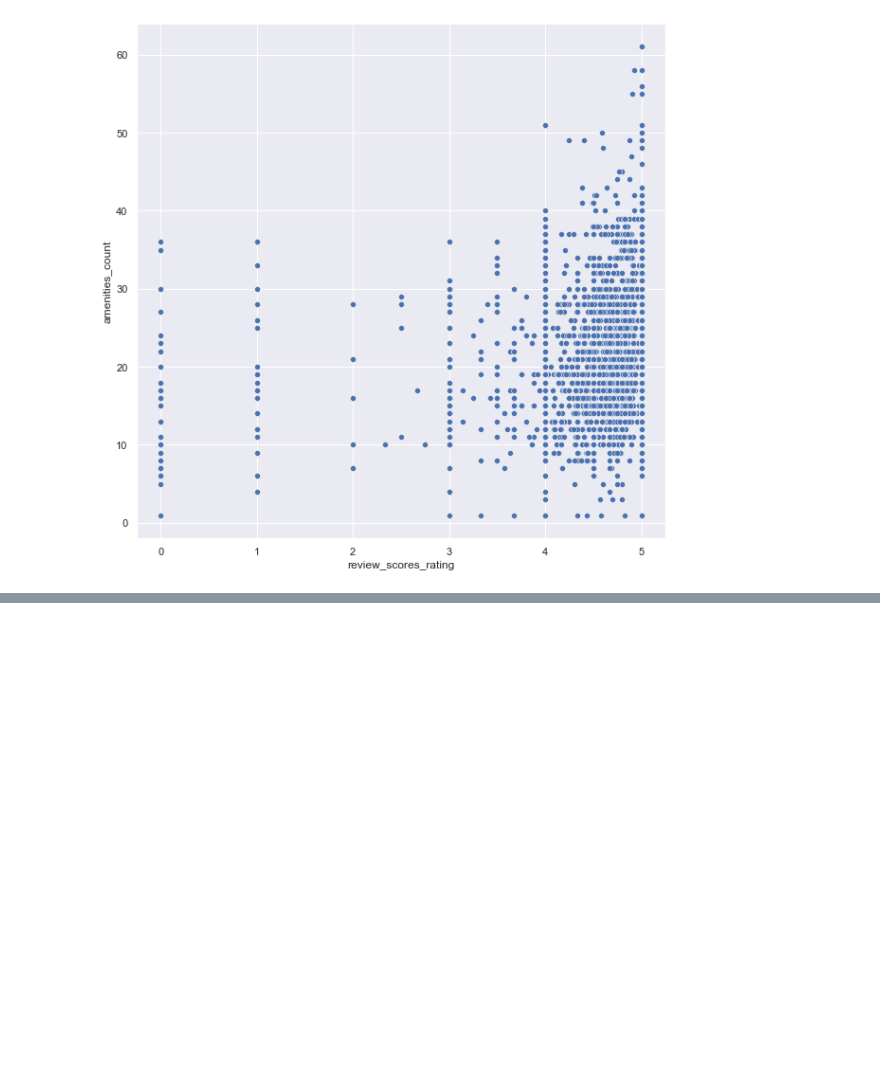
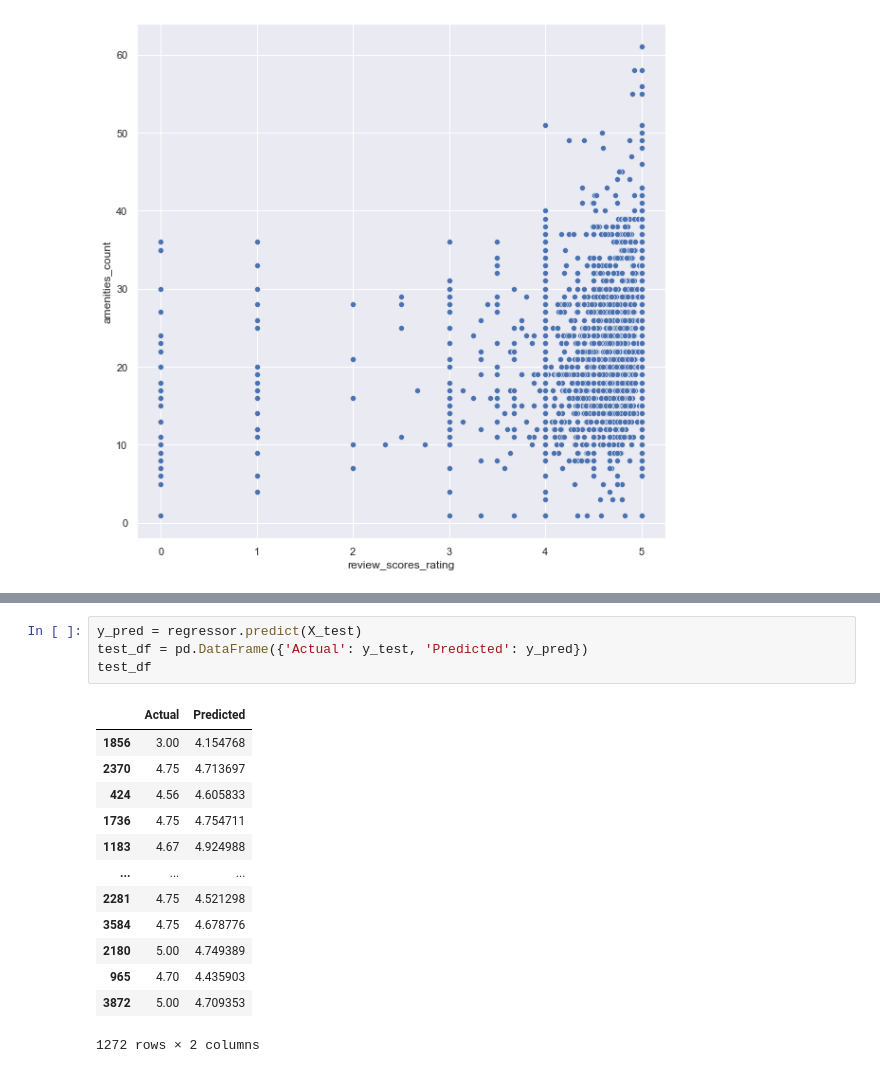
Before and after one commit to boonhaoyeo/SC1015-Mini-Project, a Jupyter notebook: Test Project for Amenities.ipynb, the cells around one changed output, grey strips where cells are left out. Drawn from its saved outputs; the diff is of its cells as text; blank space fills up the shorter version.

```diff
--- a/Test Project for Amenities.ipynb
+++ b/Test Project for Amenities.ipynb
@@ -224,0 +261,18 @@ See the caveats in the documentation: https://pandas.pydata.org/pandas-docs/stab
+# %%
+y_pred = regressor.predict(X_test)
+test_df = pd.DataFrame({'Actual': y_test, 'Predicted': y_pred})
+test_df
+# %% [output]
+|  | Actual | Predicted |
+| 1856 | 3.00 | 4.154768 |
+| 2370 | 4.75 | 4.713697 |
+| 424 | 4.56 | 4.605833 |
+| 1736 | 4.75 | 4.754711 |
+| 1183 | 4.67 | 4.924988 |
+| ... | ... | ... |
+| 2281 | 4.75 | 4.521298 |
+| 3584 | 4.75 | 4.678776 |
+| 2180 | 5.00 | 4.749389 |
+| 965 | 4.70 | 4.435903 |
+| 3872 | 5.00 | 4.709353 |
+1272 rows × 2 columns
```
Also changed, not shown: parts of 18 cells of this notebook.
